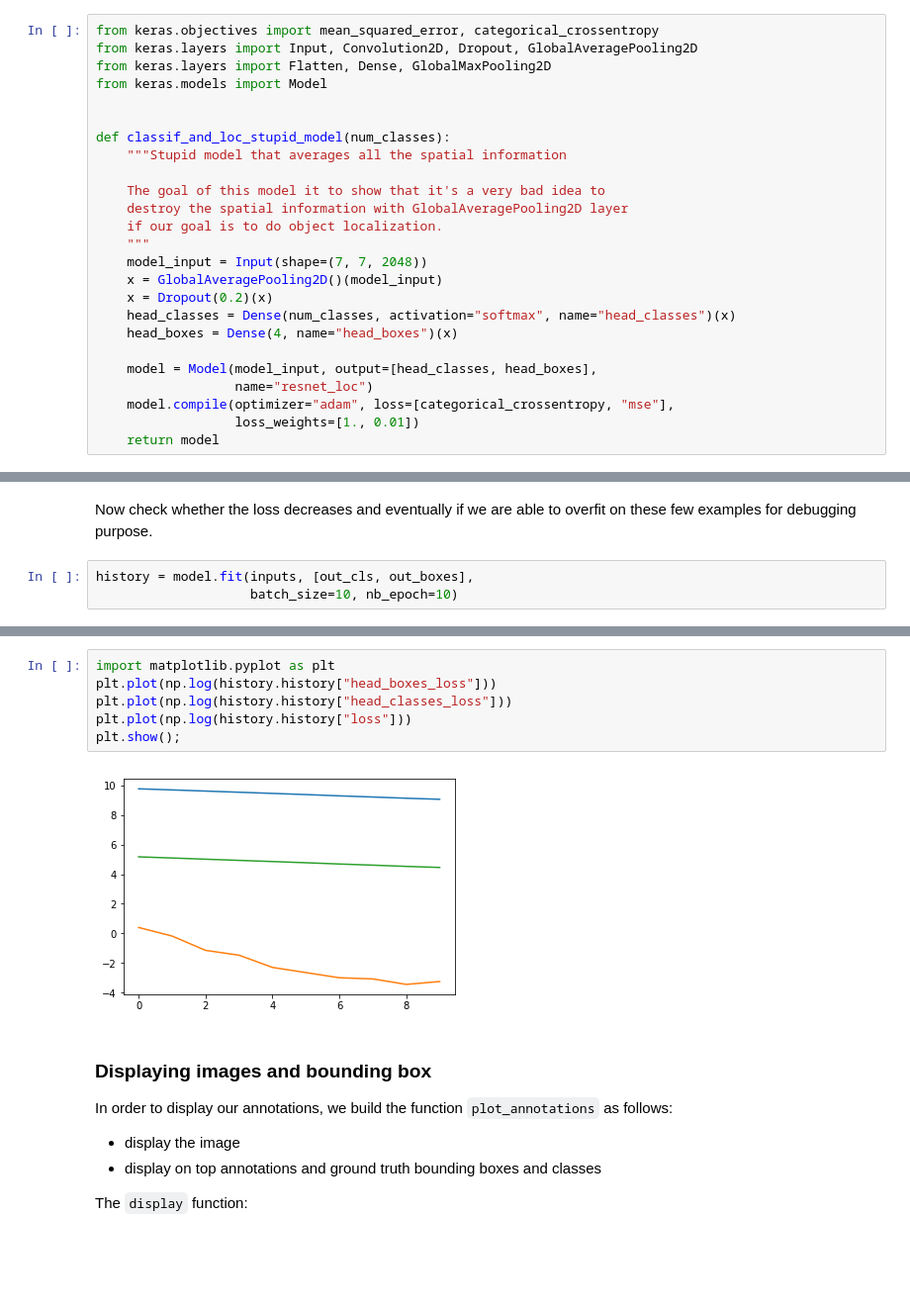
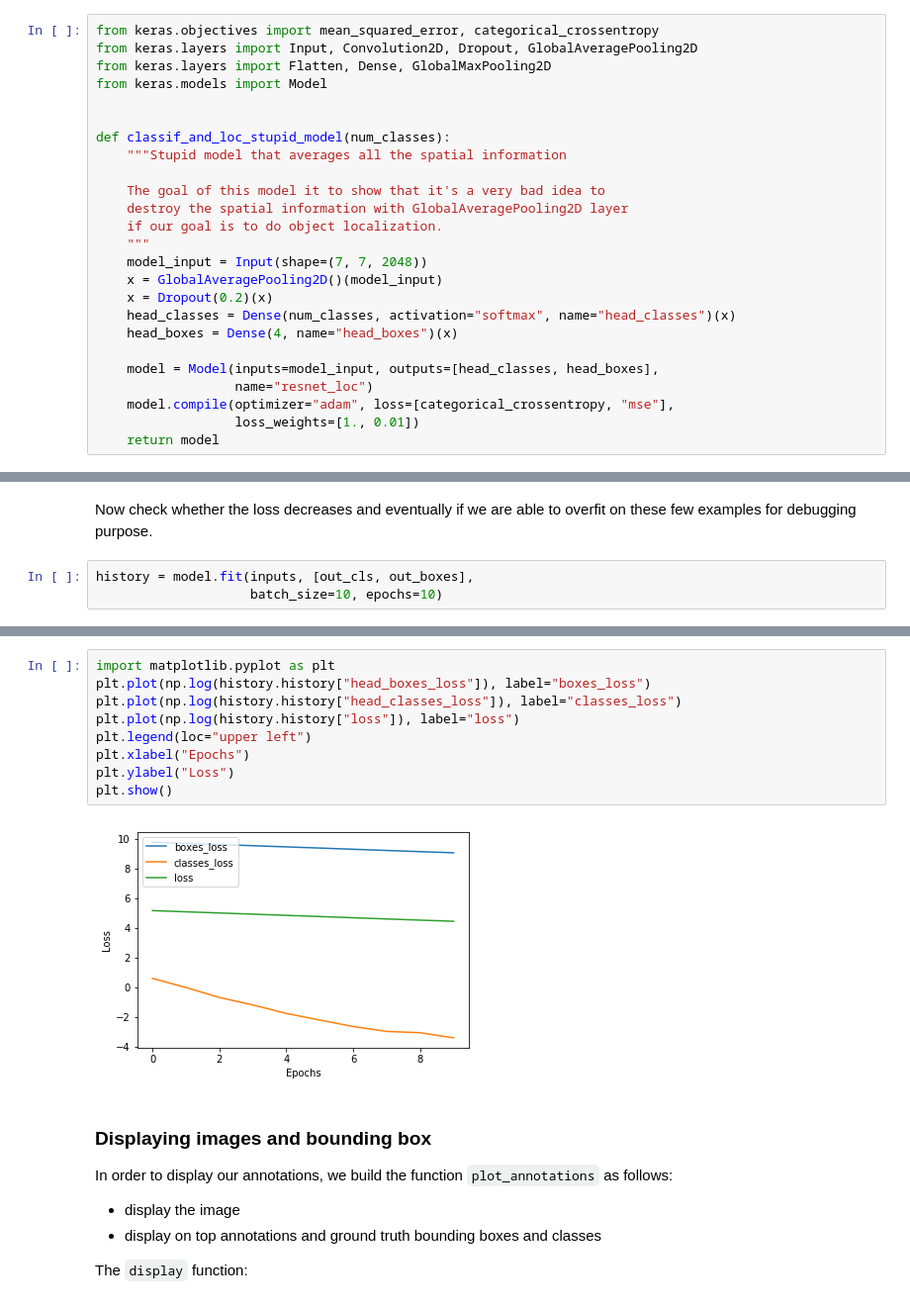
Before and after one commit to m2dsupsdlclass/lectures-labs, a Jupyter notebook: labs/05_conv_nets_2/ConvNets_for_Classification_and_Localization_rendered.ipynb, the cells around one changed output, grey strips where cells are left out. Shown at 99% size. Cells and saved outputs as stored; diff of their text form; blank space fills up the shorter version.

Commit message:
Add legend & axis labels on plot.

```diff
--- a/labs/05_conv_nets_2/ConvNets_for_Classification_and_Localization_rendered.ipynb
+++ b/labs/05_conv_nets_2/ConvNets_for_Classification_and_Localization_rendered.ipynb
@@ -366,7 +370,7 @@ def classif_and_loc_stupid_model(num_classes):
     head_classes = Dense(num_classes, activation="softmax", name="head_classes")(x)
     head_boxes = Dense(4, name="head_boxes")(x)
 
-    model = Model(model_input, output=[head_classes, head_boxes],
+    model = Model(inputs=model_input, outputs=[head_classes, head_boxes],
                   name="resnet_loc")
     model.compile(optimizer="adam", loss=[categorical_crossentropy, "mse"],
                   loss_weights=[1., 0.01])
@@ -400,6 +404,6 @@ model output shapes: (64, 5) (64, 4)
 Now check whether the loss decreases and eventually if we are able to overfit on these few examples for debugging purpose.
 # %%
 history = model.fit(inputs, [out_cls, out_boxes],
-                    batch_size=10, nb_epoch=10)
+                    batch_size=10, epochs=10)
 # %% [output]
 Epoch 1/10
@@ -425,11 +429,14 @@ Epoch 10/10
 # %%
 import matplotlib.pyplot as plt
-plt.plot(np.log(history.history["head_boxes_loss"]))
-plt.plot(np.log(history.history["head_classes_loss"]))
-plt.plot(np.log(history.history["loss"]))
-plt.show();
+plt.plot(np.log(history.history["head_boxes_loss"]), label="boxes_loss")
+plt.plot(np.log(history.history["head_classes_loss"]), label="classes_loss")
+plt.plot(np.log(history.history["loss"]), label="loss")
+plt.legend(loc="upper left")
+plt.xlabel("Epochs")
+plt.ylabel("Loss")
+plt.show()
 # %% [output]
-[figure, old version]
+[figure, new version]
 # %% [markdown]
 ### Displaying images and bounding box
 
```
Also changed, not shown: parts of 16 cells of this notebook, 1 other file.
